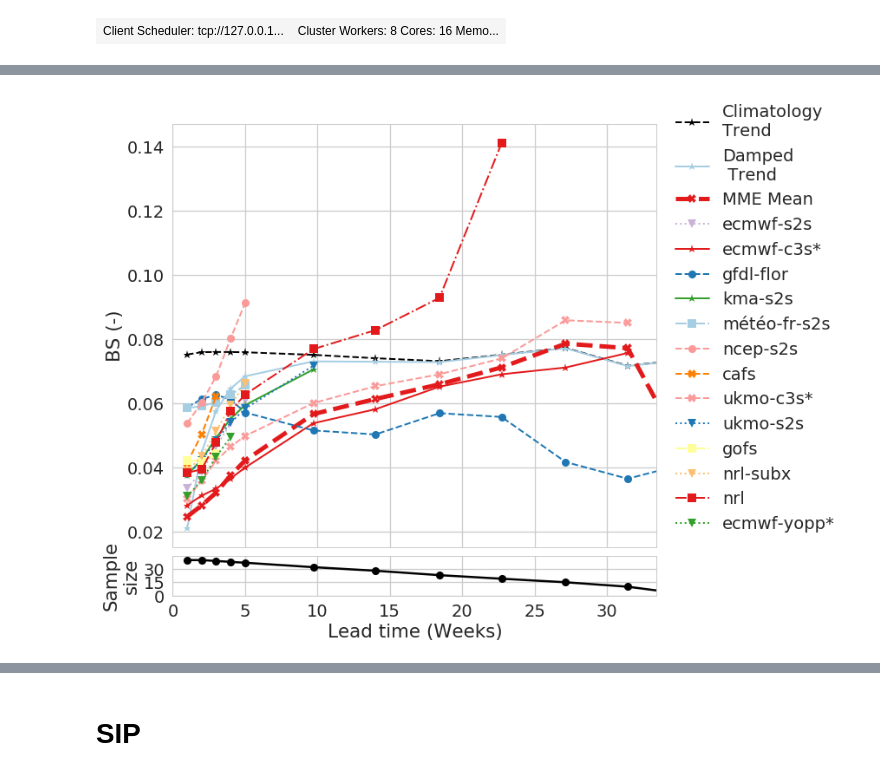
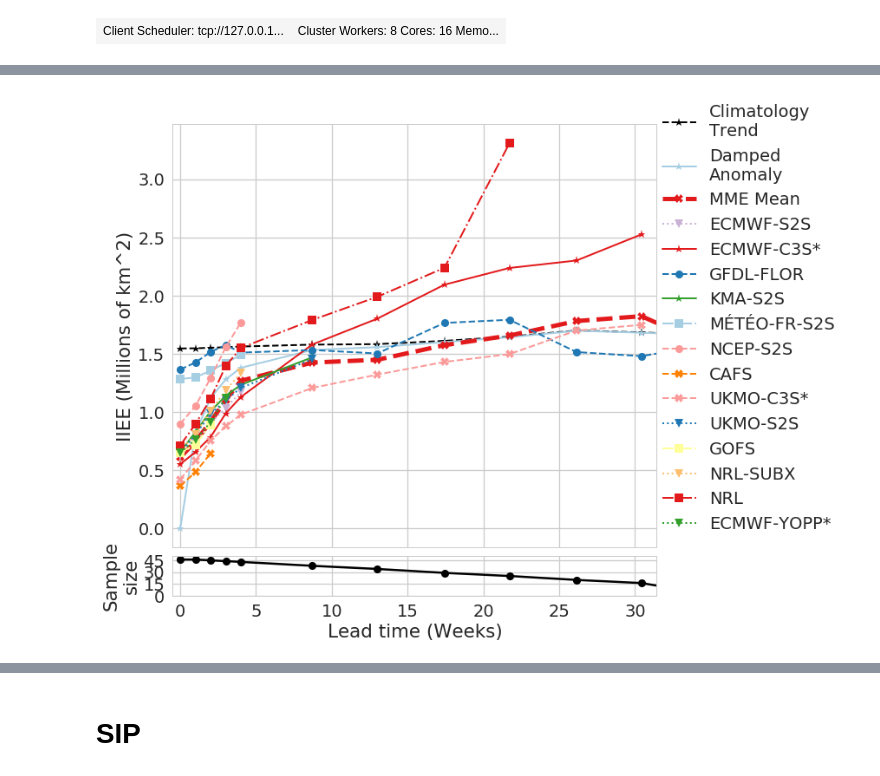
Before and after one commit to NicWayand/ESIO, a Jupyter notebook: notebooks/Eval_weekly_forecasts.ipynb, the cells around one changed output, grey strips where cells are left out. Saved outputs shown, nothing was run; the diff lists cells and outputs as text; code cells hidden in the pictures.

Commit message:
Adding clim baseline models. Updates to analysis for paper figures. Bug fixes in metrics

```diff
--- a/notebooks/Eval_weekly_forecasts.ipynb
+++ b/notebooks/Eval_weekly_forecasts.ipynb
@@ -237,7 +221,7 @@ Coordinates:
 # %%
 def add_subplot_title(cmod, E, ax=None, BSS_val=''):
     if cmod in E.model.keys():
-        ax.set_title(E.model[cmod]['model_label']+'\n('+BSS_val+')')
+        ax.set_title((E.model[cmod]['model_label']).rstrip('*')+'\n('+BSS_val+')')
     else:
         ax.set_title(cmod)
 # %%
@@ -299,0 +258,6 @@ Coordinates:
+# %%
+from scipy import stats
+
+model_1 = 'MME'
+model_2 = 'dampedAnomalyTrend'
+alphaval = 0.05 # 95%
@@ -353,0 +433,2 @@ ax1 = plt.subplot2grid((NM, NM), (NM-1, 0), colspan=NM, rowspan=1)
+# %%
+SIP_IIEE.load()
@@ -354,15 +455,14 @@ ax1 = plt.subplot2grid((NM, NM), (NM-1, 0), colspan=NM, rowspan=1)
 # %%
-# Agg over init_time
-
 min_N_samples = 10 # Min number of samples to allow for mean
-
-
-BSS_agg_init = BSS_agg.mean(dim='init_end')
+SIP_IIEE_init = SIP_IIEE.mean(dim='init_end')
 
 sns.set_context("talk", font_scale=1.5, rc={"lines.linewidth": 2.5})
 
+# Get sample size of for each lead time
+for_sample = SIP_IIEE.sel(model='MME').notnull().sum(dim='init_end')
+
 # Use threshold of sample size to cut off lead times
-max_lead = for_sample.where(for_sample>=min_N_samples,drop=True).fore_time.max().values.astype('timedelta64[D]').astype(int)/7 + 1
+max_lead = for_sample.where(for_sample>=min_N_samples,drop=True).fore_time.max().values.astype('timedelta64[D]').astype(int)/7
 
 f = plt.figure(figsize=(10,10))
 NM = 10
@@ -372,42 +472,38 @@ ax2 = plt.subplot2grid((NM, NM), (NM-1, 0), colspan=NM, rowspan=1)
 for cmod in model_plot_order:
     if cmod in exl_mods:
         continue
     # Get model plotting specs
     cc = E.model_color[cmod]
     cl = E.model_linestyle[cmod]
     cm = E.model_marker[cmod]
     if cmod=='MME':
         lw=5
 
     else:
         lw = 2
-    ax1.plot(BSS_agg_init.fore_time.values.astype('timedelta64[D]').astype(int)/7 + 1,
-            BSS_agg_init.sel(model=cmod).values, label=E.model[cmod]['model_label'],
+    ax1.plot(SIP_IIEE_init.fore_time.values.astype('timedelta64[D]').astype(int)/7,
+            SIP_IIEE_init.sel(model=cmod).values, label=E.model[cmod]['model_label'],
             color=cc,
             linestyle=cl,
             linewidth=lw,
             marker=cm)
 ax1.legend(loc='lower right', bbox_to_anchor=(1.4, 0))
-ax1.set_ylabel('BS (-)')
-ax1.set_xlim([0,max_lead+2])
+ax1.set_ylabel('IIEE (Millions of km^2)')
+ax1.set_xlim([-0.5,max_lead+1])
 ax1.set_xticklabels([''])
 
-#plt.xlabel('Lead time (Weeks)')
-
-# Add sample sizes
-# f.subplots_adjust(bottom=0.1)
-# sax = f.add_axes([0, 0.175, 0.7, 0.1]) #  [left, bottom, width, height] w
-ax2.plot(for_sample.fore_time.values.astype('timedelta64[D]').astype(int)/7 + 1,
+# second axis
+ax2.plot(for_sample.fore_time.values.astype('timedelta64[D]').astype(int)/7,
          for_sample.values, '-ko')
 ax2.set_ylabel('Sample\nsize')
 ax2.set_xlabel('Lead time (Weeks)')
 ax2.set_xlim(ax1.get_xlim());
 
 ax2.set_ylim([0,for_sample.max()+5]);
 ax2.set_yticks(np.arange(0,for_sample.max()+5,15));
 
 # Save to file
-f_out = os.path.join(fig_dir,'BSS_by_lead_time_PanArctic.png')
+f_out = os.path.join(fig_dir,'IIEE_by_lead_time_PanArctic.png')
 f.savefig(f_out,bbox_inches='tight', dpi=300)
 # %% [output]
-[figure, old version]
+[figure, new version]
```
Also changed, not shown: parts of 43 cells of this notebook, 15 other files.
